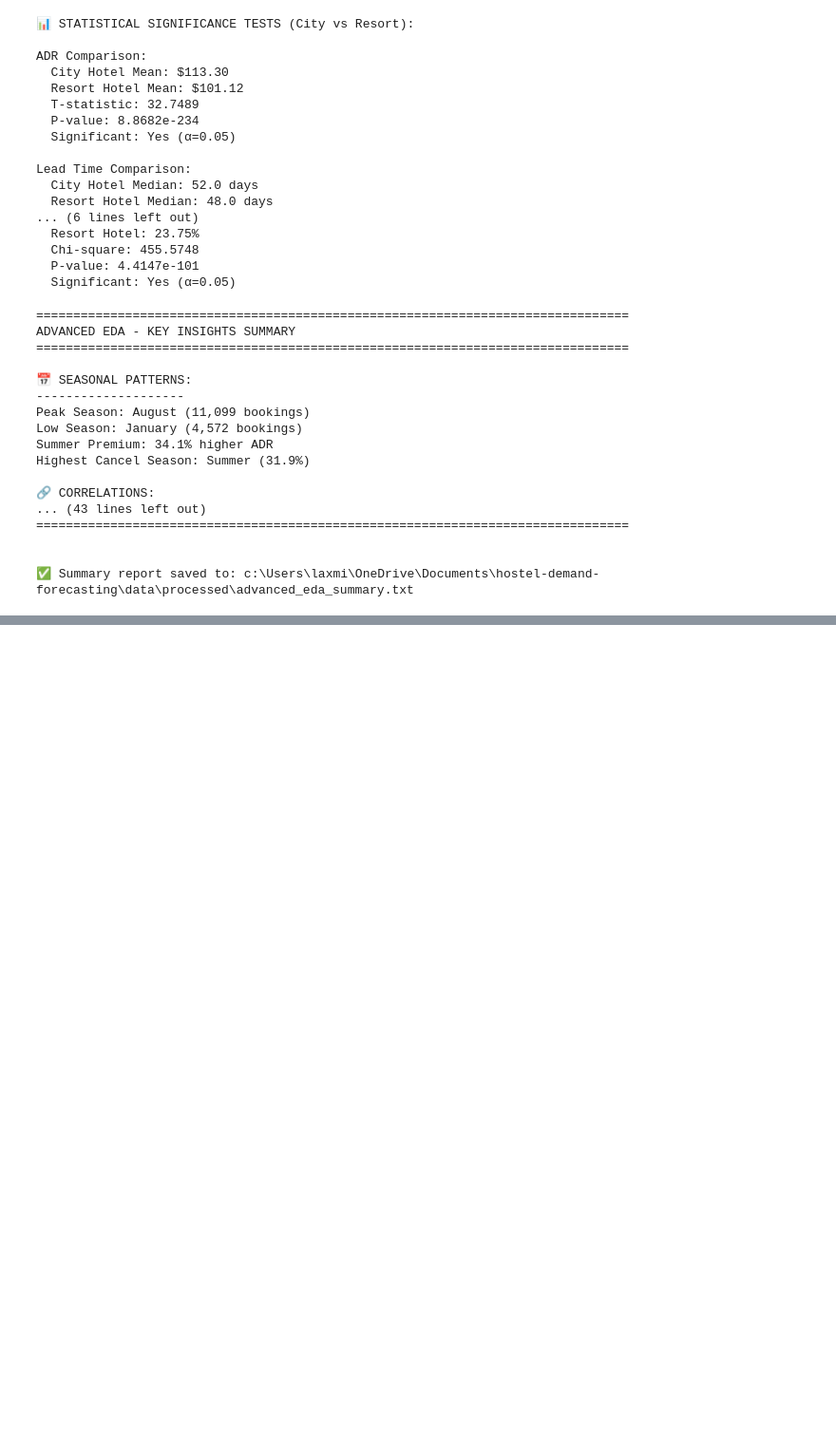
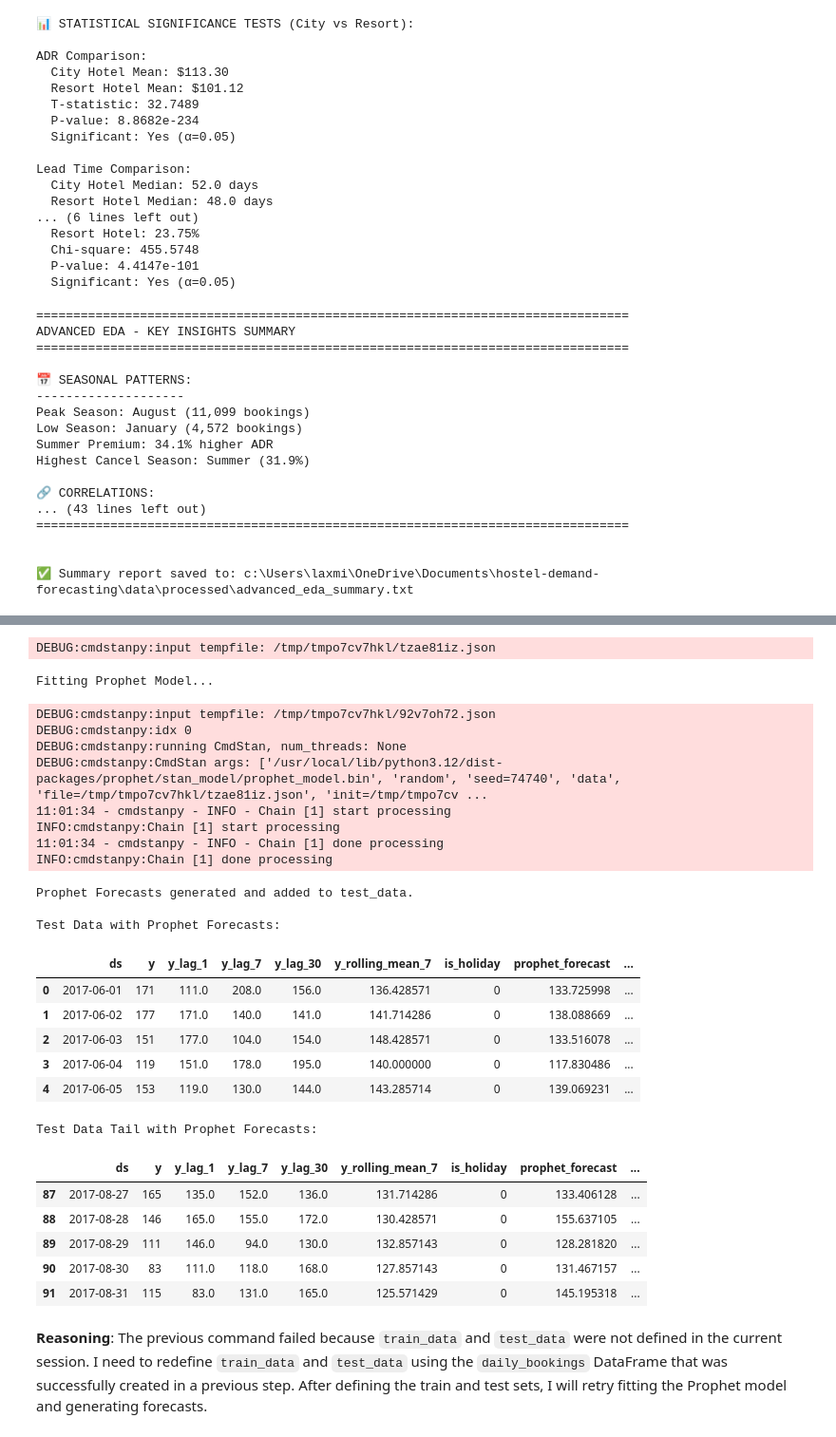
Before and after one commit to Laxmikant2002/hostel-demand-forecasting, a Jupyter notebook: notebooks/Week2_Advanced_EDA.ipynb, the cells around one changed output, grey strips where cells are left out. Shown at 95% size. Drawn from its saved outputs; the diff is of its cells as text; code cells hidden in the pictures; blank space fills up the shorter version.

```diff
--- a/notebooks/Week2_Advanced_EDA.ipynb
+++ b/notebooks/Week2_Advanced_EDA.ipynb
@@ -793,0 +2067,60 @@ Highest Cancel Season: Summer (31.9%)
+# %%
+from prophet import Prophet
+
+# Prophet Model
+print("Fitting Prophet Model...")
+# Instantiate Prophet with default parameters
+prophet_model = Prophet(yearly_seasonality=True, weekly_seasonality=True, daily_seasonality=False)
+
+# Fit the model to the training data
+prophet_model.fit(train_data[['ds', 'y']])
+
+# Create a future dataframe for forecasting (same length as the test set)
+future = prophet_model.make_future_dataframe(periods=len(test_data), freq='D')
+
+# Generate forecasts
+prophet_forecast = prophet_model.predict(future)
+
+# Merge Prophet forecasts with the test data
+# We only need the 'yhat' column from the prophet_forecast which corresponds to the test period
+test_data = test_data.merge(prophet_forecast[['ds', 'yhat']], on='ds', how='left')
+test_data.rename(columns={'yhat': 'prophet_forecast'}, inplace=True)
+print("Prophet Forecasts generated and added to test_data.")
+
+# Display the first few rows of the test data with the new forecasts
+print("\nTest Data with Prophet Forecasts:")
+display(test_data.head())
+
+# Display the last few rows to check the end of the forecast period
+print("\nTest Data Tail with Prophet Forecasts:")
+display(test_data.tail())
+# %% [output]
+DEBUG:cmdstanpy:input tempfile: /tmp/tmpo7cv7hkl/tzae81iz.json
+Fitting Prophet Model...
+DEBUG:cmdstanpy:input tempfile: /tmp/tmpo7cv7hkl/92v7oh72.json
+DEBUG:cmdstanpy:idx 0
+DEBUG:cmdstanpy:running CmdStan, num_threads: None
+DEBUG:cmdstanpy:CmdStan args: ['/usr/local/lib/python3.12/dist-packages/prophet/stan_model/prophet_model.bin', 'random', 'seed=74740', 'data', 'file=/tmp/tmpo7cv7hkl/tzae81iz.json', 'init=/tmp/tmpo7cv ...
+11:01:34 - cmdstanpy - INFO - Chain [1] start processing
+INFO:cmdstanpy:Chain [1] start processing
+11:01:34 - cmdstanpy - INFO - Chain [1] done processing
+INFO:cmdstanpy:Chain [1] done processing
+Prophet Forecasts generated and added to test_data.
+
+Test Data with Prophet Forecasts:
+|  | ds | y | y_lag_1 | y_lag_7 | y_lag_30 | y_rolling_mean_7 | is_holiday | prophet_forecast | ... |
+| 0 | 2017-06-01 | 171 | 111.0 | 208.0 | 156.0 | 136.428571 | 0 | 133.725998 | ... |
+| 1 | 2017-06-02 | 177 | 171.0 | 140.0 | 141.0 | 141.714286 | 0 | 138.088669 | ... |
+| 2 | 2017-06-03 | 151 | 177.0 | 104.0 | 154.0 | 148.428571 | 0 | 133.516078 | ... |
+| 3 | 2017-06-04 | 119 | 151.0 | 178.0 | 195.0 | 140.000000 | 0 | 117.830486 | ... |
+| 4 | 2017-06-05 | 153 | 119.0 | 130.0 | 144.0 | 143.285714 | 0 | 139.069231 | ... |
+Test Data Tail with Prophet Forecasts:
+|  | ds | y | y_lag_1 | y_lag_7 | y_lag_30 | y_rolling_mean_7 | is_holiday | prophet_forecast | ... |
+| 87 | 2017-08-27 | 165 | 135.0 | 152.0 | 136.0 | 131.714286 | 0 | 133.406128 | ... |
+| 88 | 2017-08-28 | 146 | 165.0 | 155.0 | 172.0 | 130.428571 | 0 | 155.637105 | ... |
+| 89 | 2017-08-29 | 111 | 146.0 | 94.0 | 130.0 | 132.857143 | 0 | 128.281820 | ... |
+| 90 | 2017-08-30 | 83 | 111.0 | 118.0 | 168.0 | 127.857143 | 0 | 131.467157 | ... |
+| 91 | 2017-08-31 | 115 | 83.0 | 131.0 | 165.0 | 125.571429 | 0 | 145.195318 | ... |
+# %% [markdown]
+**Reasoning**:
+The previous command failed because `train_data` and `test_data` were not defined in the current session. I need to redefine `train_data` and `test_data` using the `daily_bookings` DataFrame that was successfully created in a previous step. After defining the train and test sets, I will retry fitting the Prophet model and generating forecasts.
```
Also changed, not shown: parts of 69 cells of this notebook.
